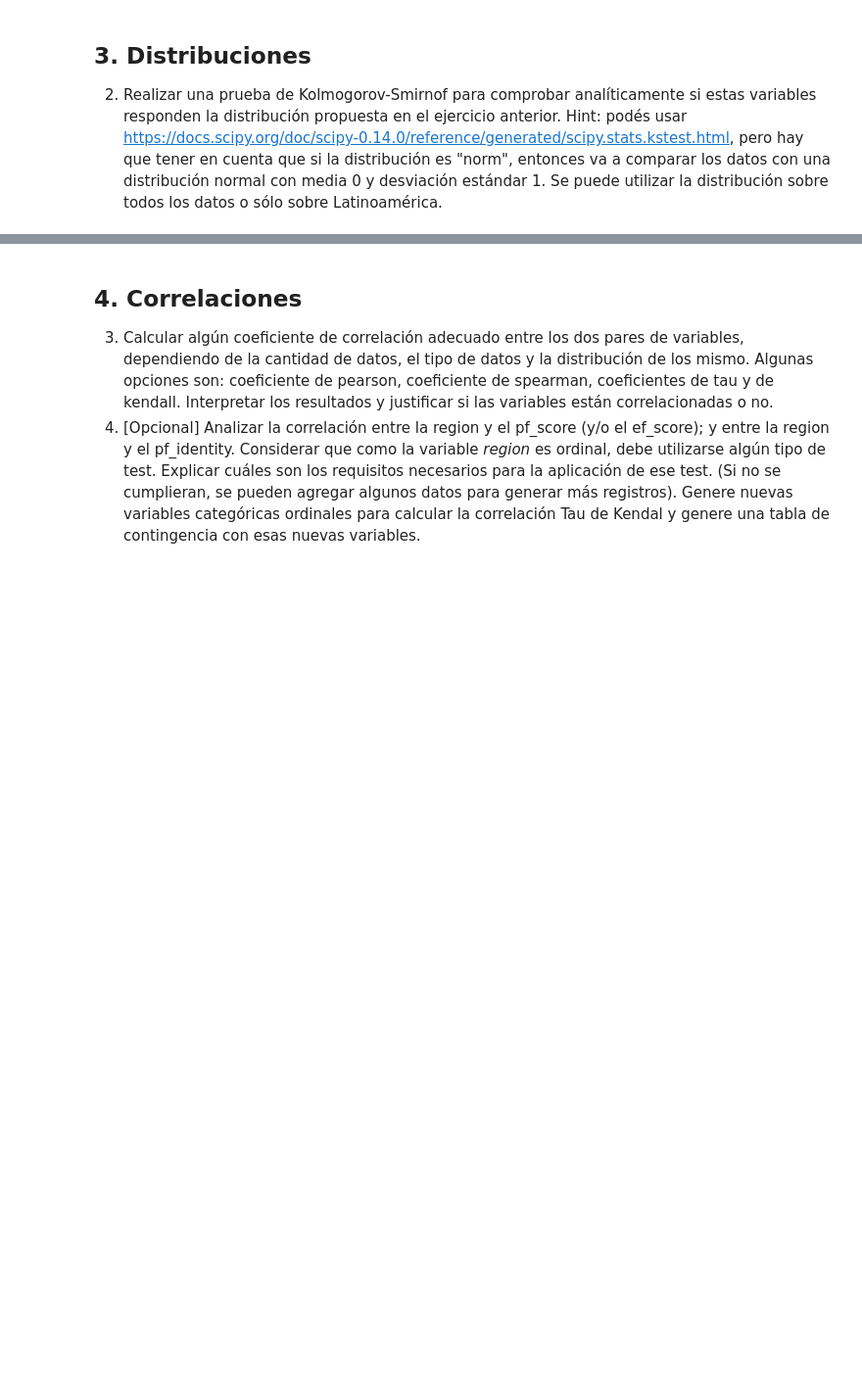
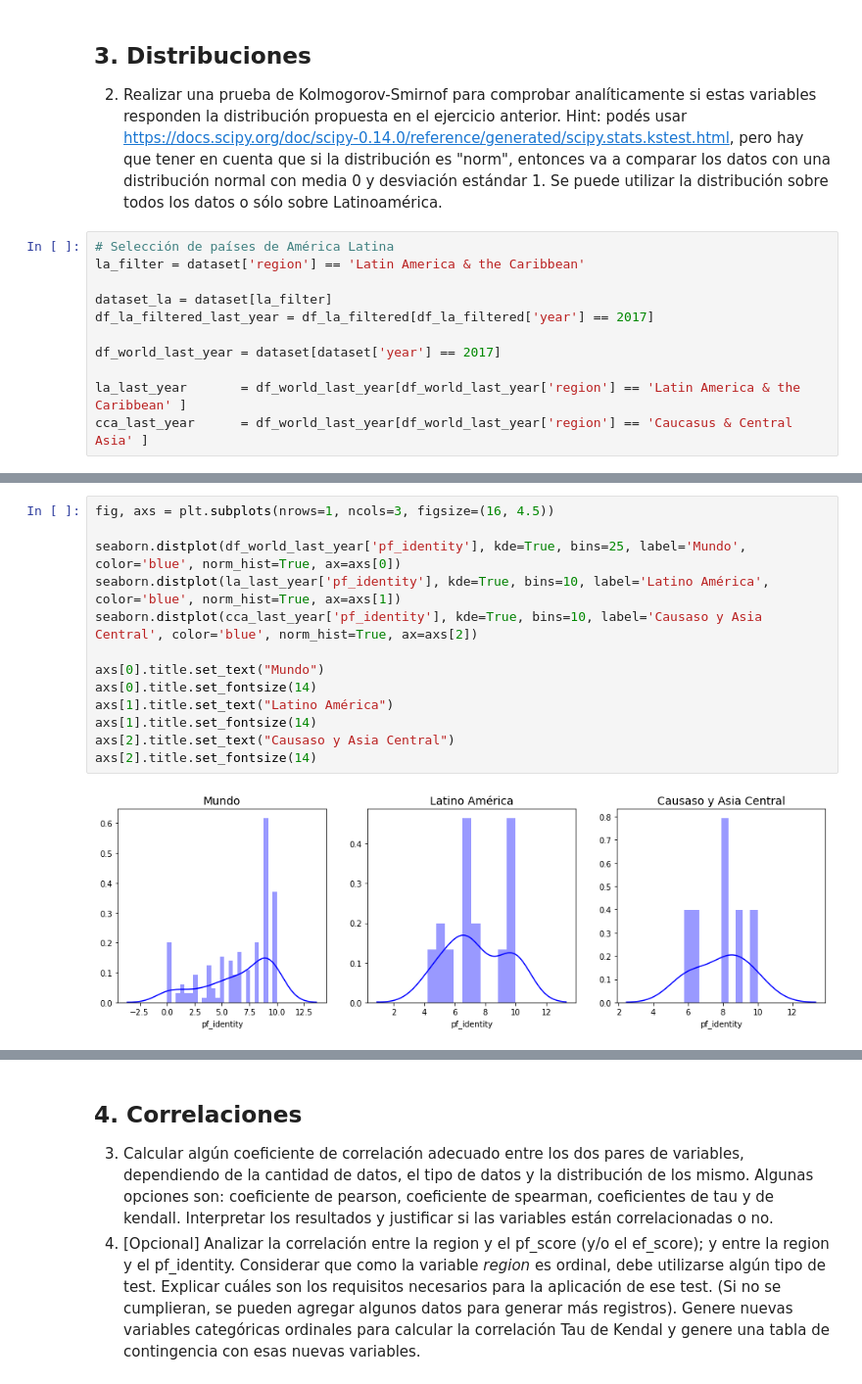
Before and after one commit to diegobcuadro/AyV_Grupo10, a Jupyter notebook: practico.ipynb, the cells around one changed output, grey strips where cells are left out. Shown at 98% size. Saved outputs shown, nothing was run; the diff lists cells and outputs as text; blank space fills up the shorter version.

```diff
--- a/practico.ipynb
+++ b/practico.ipynb
@@ -869,3 +870,14 @@ Luego del segundo fin de semana de clase, podemos revisitar nuestro trabajo ante
 ## 3. Distribuciones
 
 2. Realizar una prueba de Kolmogorov-Smirnof para comprobar analíticamente si estas variables responden la distribución propuesta en el ejercicio anterior. Hint: podés usar https://docs.scipy.org/doc/scipy-0.14.0/reference/generated/scipy.stats.kstest.html, pero hay que tener en cuenta que si la distribución es "norm", entonces va a comparar los datos con una distribución normal con media 0 y desviación estándar 1. Se puede utilizar la distribución sobre todos los datos o sólo sobre Latinoamérica.
+# %%
+# Selección de países de América Latina
+la_filter = dataset['region'] == 'Latin America & the Caribbean'
+
+dataset_la = dataset[la_filter]
+df_la_filtered_last_year = df_la_filtered[df_la_filtered['year'] == 2017]
+
+df_world_last_year = dataset[dataset['year'] == 2017]
+
+la_last_year       = df_world_last_year[df_world_last_year['region'] == 'Latin America & the Caribbean' ]
+cca_last_year      = df_world_last_year[df_world_last_year['region'] == 'Caucasus & Central Asia' ]
@@ -871,0 +957,15 @@ Luego del segundo fin de semana de clase, podemos revisitar nuestro trabajo ante
+# %%
+fig, axs = plt.subplots(nrows=1, ncols=3, figsize=(16, 4.5))
+
+seaborn.distplot(df_world_last_year['pf_identity'], kde=True, bins=25, label='Mundo', color='blue', norm_hist=True, ax=axs[0])
+seaborn.distplot(la_last_year['pf_identity'], kde=True, bins=10, label='Latino América', color='blue', norm_hist=True, ax=axs[1])
+seaborn.distplot(cca_last_year['pf_identity'], kde=True, bins=10, label='Causaso y Asia Central', color='blue', norm_hist=True, ax=axs[2])
+
+axs[0].title.set_text("Mundo")
+axs[0].title.set_fontsize(14)
+axs[1].title.set_text("Latino América")
+axs[1].title.set_fontsize(14)
+axs[2].title.set_text("Causaso y Asia Central")
+axs[2].title.set_fontsize(14)
+# %% [output]
+[figure, added]
```
Also changed, not shown: parts of 8 cells of this notebook.
